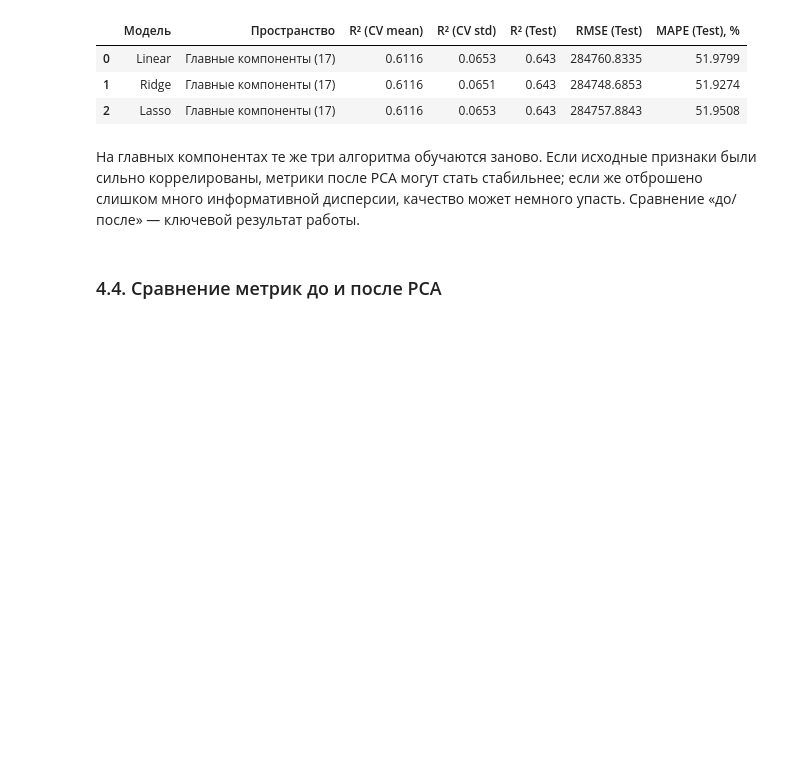
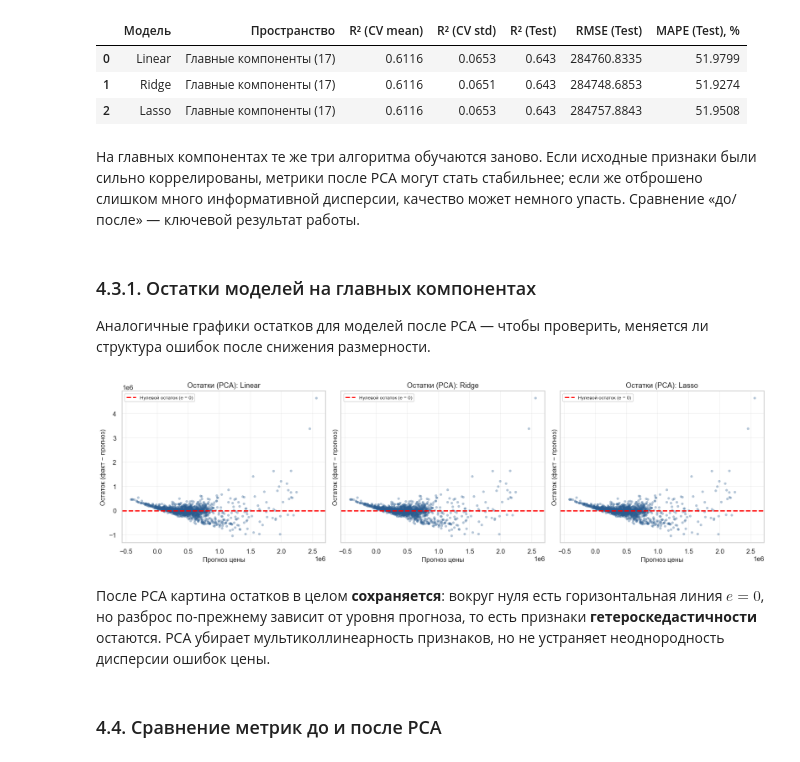
Before and after one commit to etnight15/AI-and-ML-1LB, a Jupyter notebook: Lab1_Linear_Regression_Factor_Analysis.ipynb, the cells around one changed output. Saved outputs shown, nothing was run; the diff lists cells and outputs as text; code cells hidden in the pictures; blank space fills up the shorter version.

```diff
--- a/Lab1_Linear_Regression_Factor_Analysis.ipynb
+++ b/Lab1_Linear_Regression_Factor_Analysis.ipynb
@@ -733,6 +786,16 @@ Lasso                        | R²(CV)=0.6116±0.0653 | R²(Test)=0.6430 | RMSE=
 | 2 | Lasso | Главные компоненты (17) | 0.6116 | 0.0653 | 0.643 | 284757.8843 | 51.9508 |
 # %% [markdown]
 На главных компонентах те же три алгоритма обучаются заново. Если исходные признаки были сильно коррелированы, метрики после PCA могут стать стабильнее; если же отброшено слишком много информативной дисперсии, качество может немного упасть. Сравнение «до/после» — ключевой результат работы.
+# %% [markdown]
+### 4.3.1. Остатки моделей на главных компонентах
+
+Аналогичные графики остатков для моделей после PCA — чтобы проверить, меняется ли структура ошибок после снижения размерности.
+# %%
+plot_residuals(preds_pca, y_test, 'Остатки (PCA)')
+# %% [output]
+[figure, added]
+# %% [markdown]
+После PCA картина остатков в целом **сохраняется**: вокруг нуля есть горизонтальная линия $e = 0$, но разброс по-прежнему зависит от уровня прогноза, то есть признаки **гетероскедастичности** остаются. PCA убирает мультиколлинеарность признаков, но не устраняет неоднородность дисперсии ошибок цены.
 # %% [markdown]
 ### 4.4. Сравнение метрик до и после PCA
 # %%
```
Also changed, not shown: parts of 4 cells of this notebook, 1 other file.
